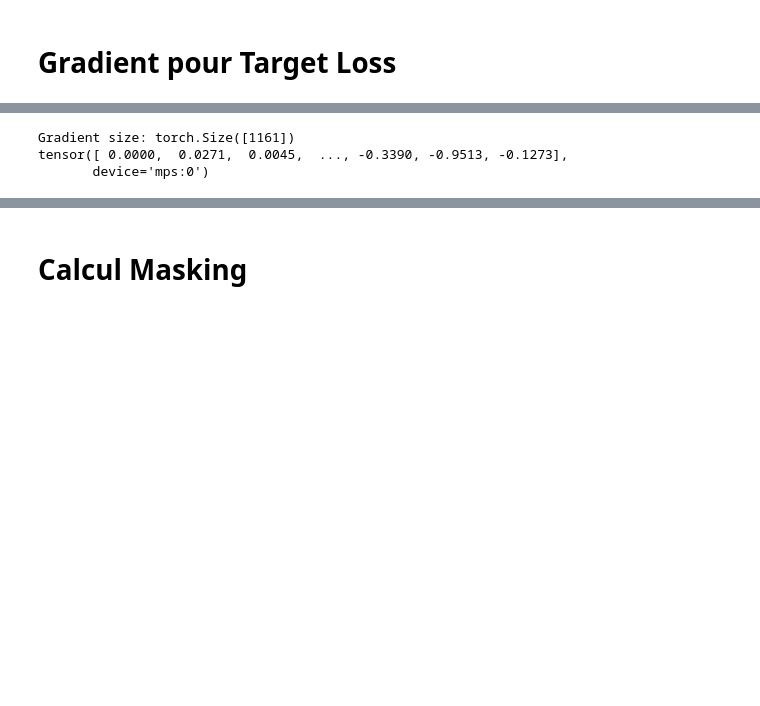
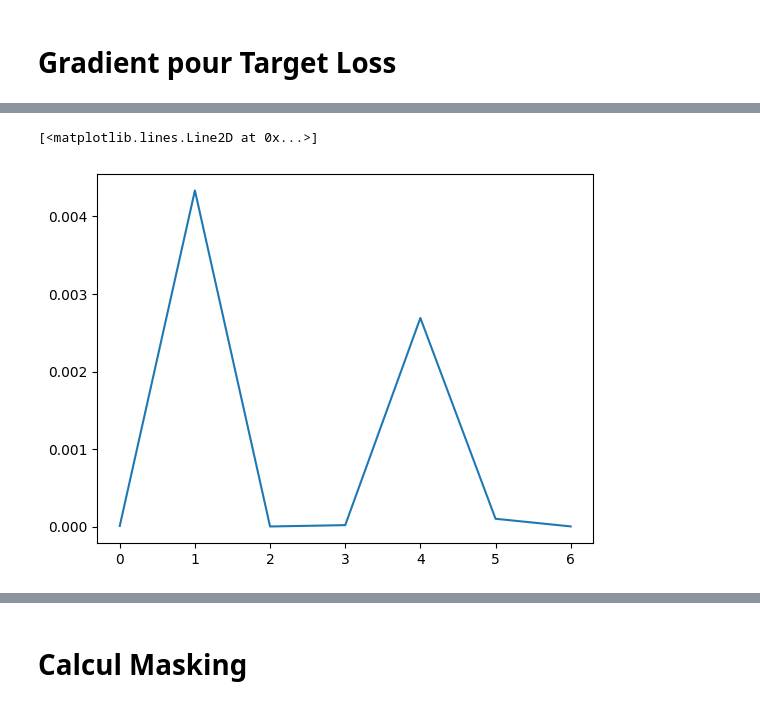
Before and after one commit to owl1996/MachineUL, a Jupyter notebook: main.ipynb, the cells around one changed output, grey strips where cells are left out. Drawn from its saved outputs; the diff is of its cells as text; code cells hidden in the pictures; blank space fills up the shorter version.

```diff
--- a/main.ipynb
+++ b/main.ipynb
@@ -152 +170,7 @@ plt.imshow(input[0][0].squeeze(), cmap='gray')
+# %%
+output_logits = torch.exp(_model(input[0].to(device))[:, :7], dim=1)
+plt.plot(output_logits.detach().cpu().numpy()[0])
+# %% [output]
+[<matplotlib.lines.Line2D at 0x...>]
+[figure, added]
 # %%
@@ -212,11 +223,0 @@ def get_param_grad_2(model, input, back_lay_num = 1):
-# %%
-try:
-    grad_2 = get_param_grad_2(model, input)
-    print("Gradient size:", grad_2.size())  # Devrait donner (batch_size, nombre_de_paramètres)
-    print(grad_2)
-except RuntimeError as e:
-    print(e)
-# %% [output]
-Gradient size: torch.Size([1161])
-tensor([ 0.0000,  0.0271,  0.0045,  ..., -0.3390, -0.9513, -0.1273],
-       device='mps:0')
```
Also changed, not shown: parts of 24 cells of this notebook.
